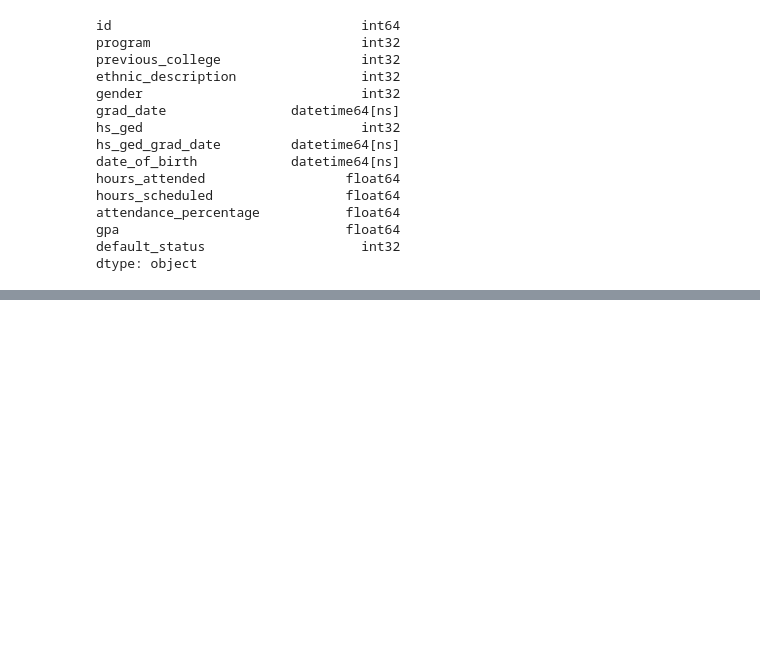
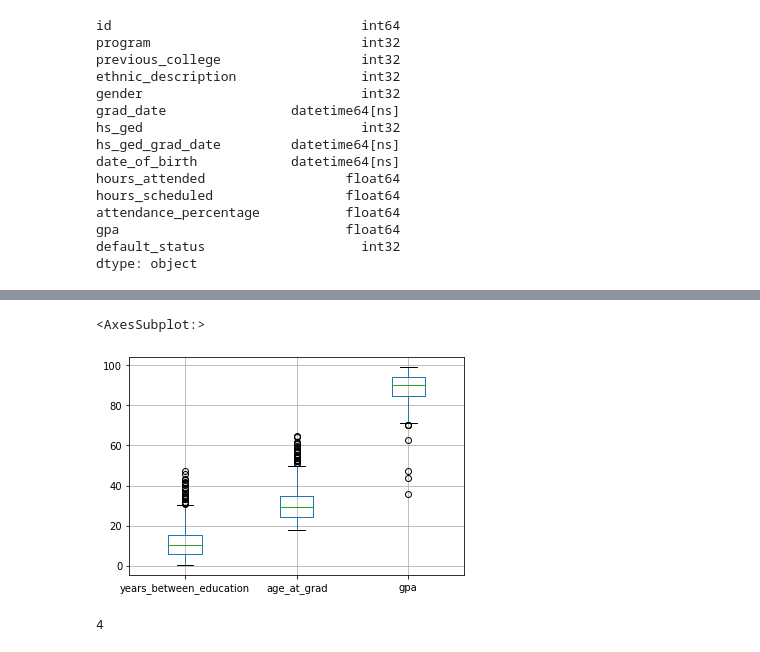
Before and after one commit to mkirsch2/tuition_status, a Jupyter notebook: resources/EDA.ipynb, the cells around one changed output, grey strips where cells are left out. Drawn from its saved outputs; the diff is of its cells as text; code cells hidden in the pictures; blank space fills up the shorter version.

Commit message:
reviewed for outliers, updates

```diff
--- a/resources/EDA.ipynb
+++ b/resources/EDA.ipynb
@@ -179,0 +173,7 @@ df3.describe()
+# %%
+# Create a box plot for years_between_education, age_at_grad, and gpa to review possible outliers.
+
+df3.boxplot(column = ["years_between_education", "age_at_grad", "gpa"])
+# %% [output]
+<AxesSubplot:>
+[figure, added]
@@ -179,0 +186,7 @@ df3.describe()
+# %%
+# Calculate number of GPAs below 70.
+
+gpa_below_70 = df3["gpa"][df3["gpa"] < 70].count()
+gpa_below_70
+# %% [output]
+4
```
Also changed, not shown: parts of 10 cells of this notebook, 7 other files.
